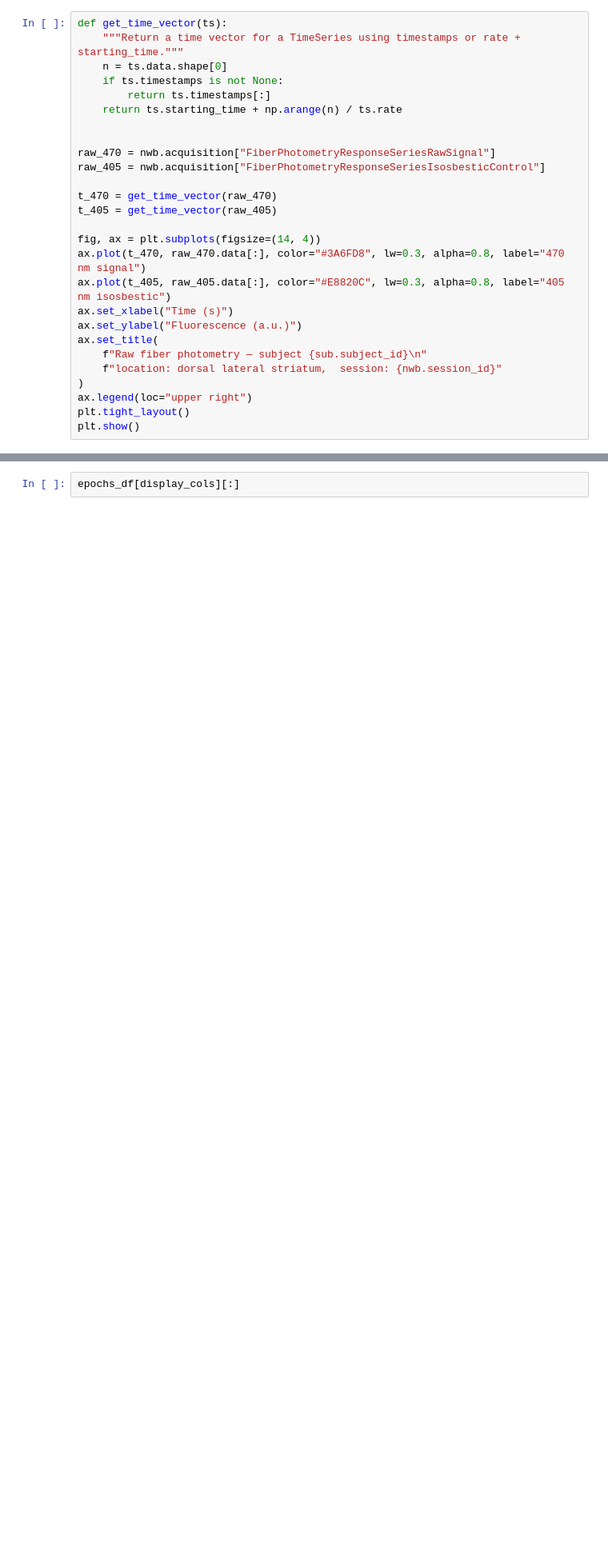
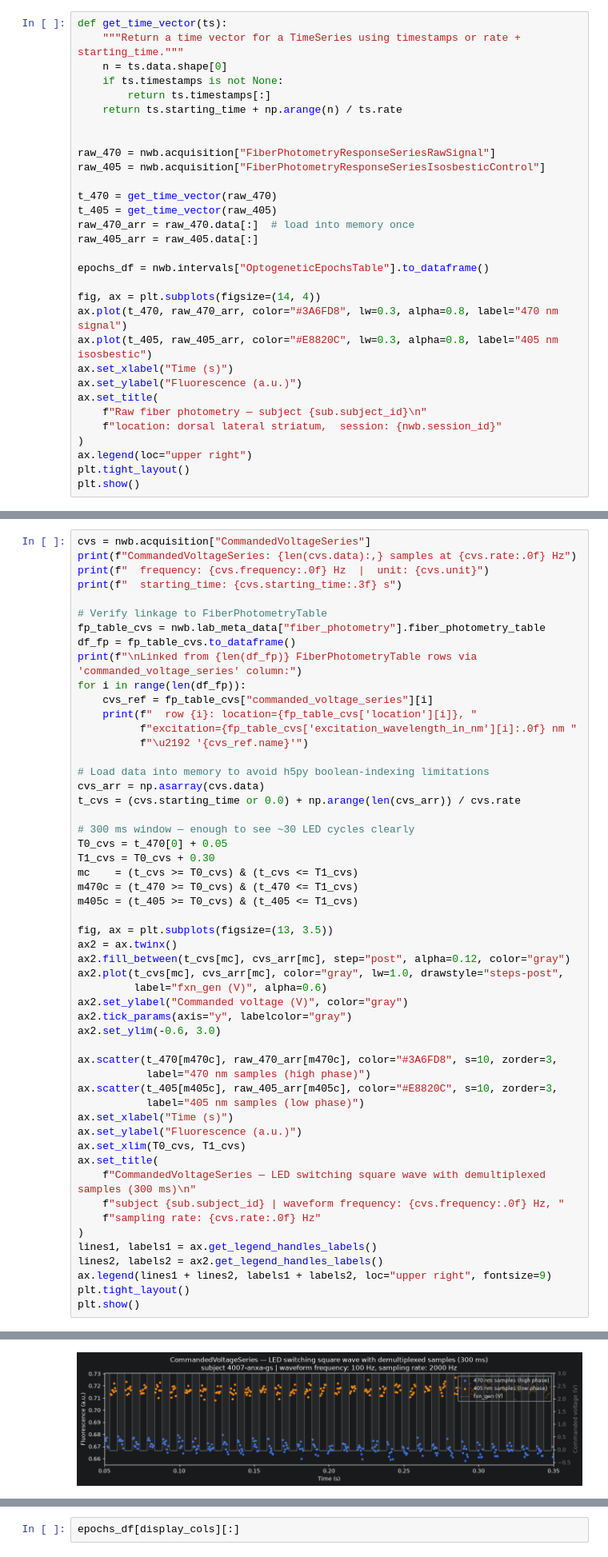
Before and after one commit to catalystneuro/dombeck-lab-to-nwb, a Jupyter notebook: src/dombeck_lab_to_nwb/chen2026/tutorials/chen2026_demo.ipynb, the cells around one changed output, grey strips where cells are left out. Shown at 80% size. Saved outputs shown, nothing was run; the diff lists cells and outputs as text; blank space fills up the shorter version.

```diff
--- a/src/dombeck_lab_to_nwb/chen2026/tutorials/chen2026_demo.ipynb
+++ b/src/dombeck_lab_to_nwb/chen2026/tutorials/chen2026_demo.ipynb
@@ -99,10 +145,14 @@ raw_405 = nwb.acquisition["FiberPhotometryResponseSeriesIsosbesticControl"]
 
 t_470 = get_time_vector(raw_470)
 t_405 = get_time_vector(raw_405)
+raw_470_arr = raw_470.data[:]  # load into memory once
+raw_405_arr = raw_405.data[:]
+
+epochs_df = nwb.intervals["OptogeneticEpochsTable"].to_dataframe()
 
 fig, ax = plt.subplots(figsize=(14, 4))
-ax.plot(t_470, raw_470.data[:], color="#3A6FD8", lw=0.3, alpha=0.8, label="470 nm signal")
-ax.plot(t_405, raw_405.data[:], color="#E8820C", lw=0.3, alpha=0.8, label="405 nm isosbestic")
+ax.plot(t_470, raw_470_arr, color="#3A6FD8", lw=0.3, alpha=0.8, label="470 nm signal")
+ax.plot(t_405, raw_405_arr, color="#E8820C", lw=0.3, alpha=0.8, label="405 nm isosbestic")
 ax.set_xlabel("Time (s)")
 ax.set_ylabel("Fluorescence (a.u.)")
 ax.set_title(
@@ -143,0 +211,54 @@ plt.show()
+# %%
+cvs = nwb.acquisition["CommandedVoltageSeries"]
+print(f"CommandedVoltageSeries: {len(cvs.data):,} samples at {cvs.rate:.0f} Hz")
+print(f"  frequency: {cvs.frequency:.0f} Hz  |  unit: {cvs.unit}")
+print(f"  starting_time: {cvs.starting_time:.3f} s")
+
+# Verify linkage to FiberPhotometryTable
+fp_table_cvs = nwb.lab_meta_data["fiber_photometry"].fiber_photometry_table
+df_fp = fp_table_cvs.to_dataframe()
+print(f"\nLinked from {len(df_fp)} FiberPhotometryTable rows via 'commanded_voltage_series' column:")
+for i in range(len(df_fp)):
+    cvs_ref = fp_table_cvs["commanded_voltage_series"][i]
+    print(f"  row {i}: location={fp_table_cvs['location'][i]}, "
+          f"excitation={fp_table_cvs['excitation_wavelength_in_nm'][i]:.0f} nm "
+          f"\u2192 '{cvs_ref.name}'")
+
+# Load data into memory to avoid h5py boolean-indexing limitations
+cvs_arr = np.asarray(cvs.data)
+t_cvs = (cvs.starting_time or 0.0) + np.arange(len(cvs_arr)) / cvs.rate
+
+# 300 ms window — enough to see ~30 LED cycles clearly
+T0_cvs = t_470[0] + 0.05
+T1_cvs = T0_cvs + 0.30
+mc    = (t_cvs >= T0_cvs) & (t_cvs <= T1_cvs)
+m470c = (t_470 >= T0_cvs) & (t_470 <= T1_cvs)
+m405c = (t_405 >= T0_cvs) & (t_405 <= T1_cvs)
+
+fig, ax = plt.subplots(figsize=(13, 3.5))
+ax2 = ax.twinx()
+ax2.fill_between(t_cvs[mc], cvs_arr[mc], step="post", alpha=0.12, color="gray")
+ax2.plot(t_cvs[mc], cvs_arr[mc], color="gray", lw=1.0, drawstyle="steps-post",
+         label="fxn_gen (V)", alpha=0.6)
+ax2.set_ylabel("Commanded voltage (V)", color="gray")
+ax2.tick_params(axis="y", labelcolor="gray")
+ax2.set_ylim(-0.6, 3.0)
+
+ax.scatter(t_470[m470c], raw_470_arr[m470c], color="#3A6FD8", s=10, zorder=3,
+           label="470 nm samples (high phase)")
+ax.scatter(t_405[m405c], raw_405_arr[m405c], color="#E8820C", s=10, zorder=3,
+           label="405 nm samples (low phase)")
+ax.set_xlabel("Time (s)")
+ax.set_ylabel("Fluorescence (a.u.)")
+ax.set_xlim(T0_cvs, T1_cvs)
+ax.set_title(
+    f"CommandedVoltageSeries — LED switching square wave with demultiplexed samples (300 ms)\n"
+    f"subject {sub.subject_id} | waveform frequency: {cvs.frequency:.0f} Hz, "
+    f"sampling rate: {cvs.rate:.0f} Hz"
+)
+lines1, labels1 = ax.get_legend_handles_labels()
+lines2, labels2 = ax2.get_legend_handles_labels()
+ax.legend(lines1 + lines2, labels1 + labels2, loc="upper right", fontsize=9)
+plt.tight_layout()
+plt.show()
+# %% [output]
@@ -144 +274,2 @@ plt.show()
+[figure, added]
 # %% [markdown]
```
Also changed, not shown: parts of 19 cells of this notebook.
